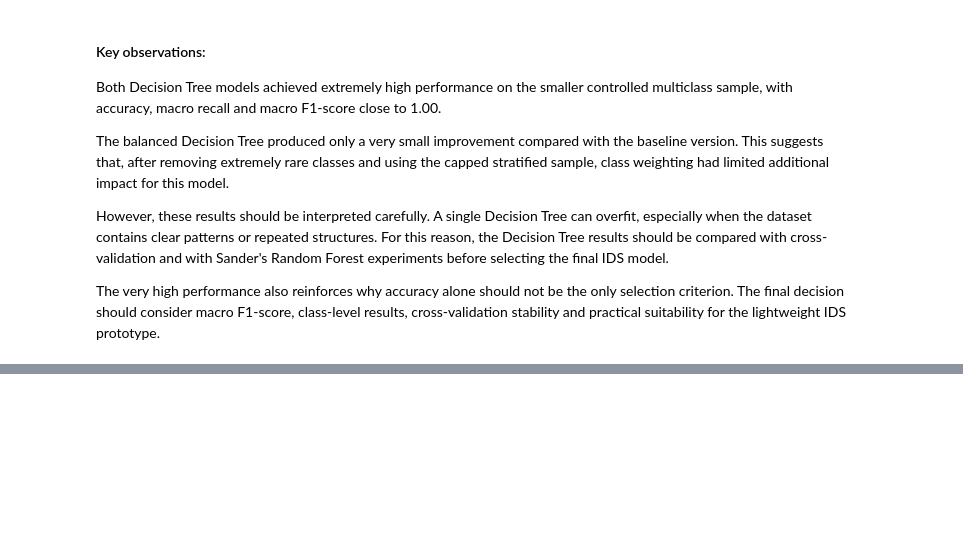
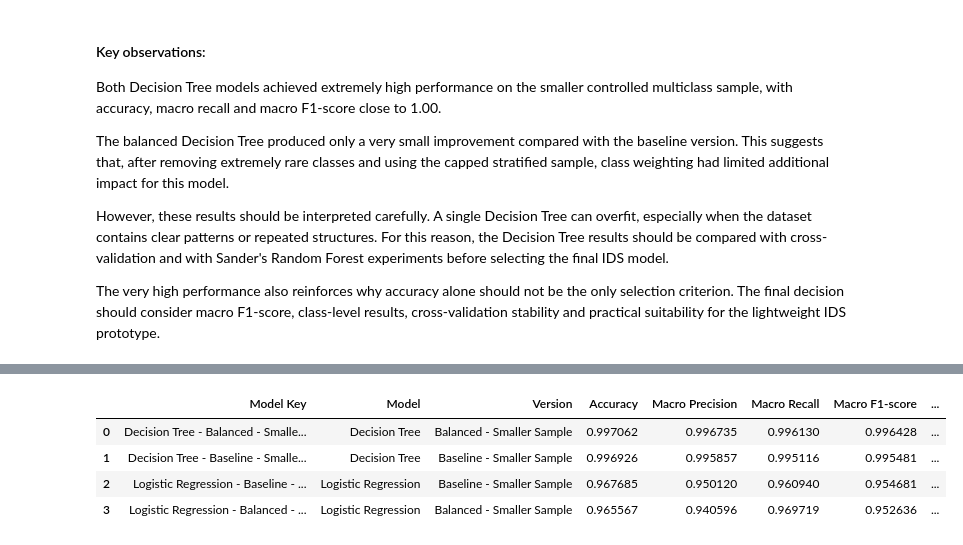
Before and after one commit to Thiago2022161/IDS-CA2-Thiago, a Jupyter notebook: IDS_CA2.ipynb, the cells around one changed output, grey strips where cells are left out. Saved outputs shown, nothing was run; the diff lists cells and outputs as text; code cells hidden in the pictures; blank space fills up the shorter version.

```diff
--- a/IDS_CA2.ipynb
+++ b/IDS_CA2.ipynb
@@ -1460,0 +1465,18 @@ The very high performance also reinforces why accuracy alone should not be the o
+# %%
+# Create results dataframe
+model_results_df = pd.DataFrame(model_results)
+
+# Sort by Macro F1-score and reset index for cleaner display
+model_results_df = (
+    model_results_df
+    .sort_values(by="Macro F1-score", ascending=False)
+    .reset_index(drop=True)
+)
+
+model_results_df
+# %% [output]
+|  | Model Key | Model | Version | Accuracy | Macro Precision | Macro Recall | Macro F1-score | ... |
+| 0 | Decision Tree - Balanced - Smalle... | Decision Tree | Balanced - Smaller Sample | 0.997062 | 0.996735 | 0.996130 | 0.996428 | ... |
+| 1 | Decision Tree - Baseline - Smalle... | Decision Tree | Baseline - Smaller Sample | 0.996926 | 0.995857 | 0.995116 | 0.995481 | ... |
+| 2 | Logistic Regression - Baseline - ... | Logistic Regression | Baseline - Smaller Sample | 0.967685 | 0.950120 | 0.960940 | 0.954681 | ... |
+| 3 | Logistic Regression - Balanced - ... | Logistic Regression | Balanced - Smaller Sample | 0.965567 | 0.940596 | 0.969719 | 0.952636 | ... |
```
Also changed, not shown: parts of 13 cells of this notebook.
